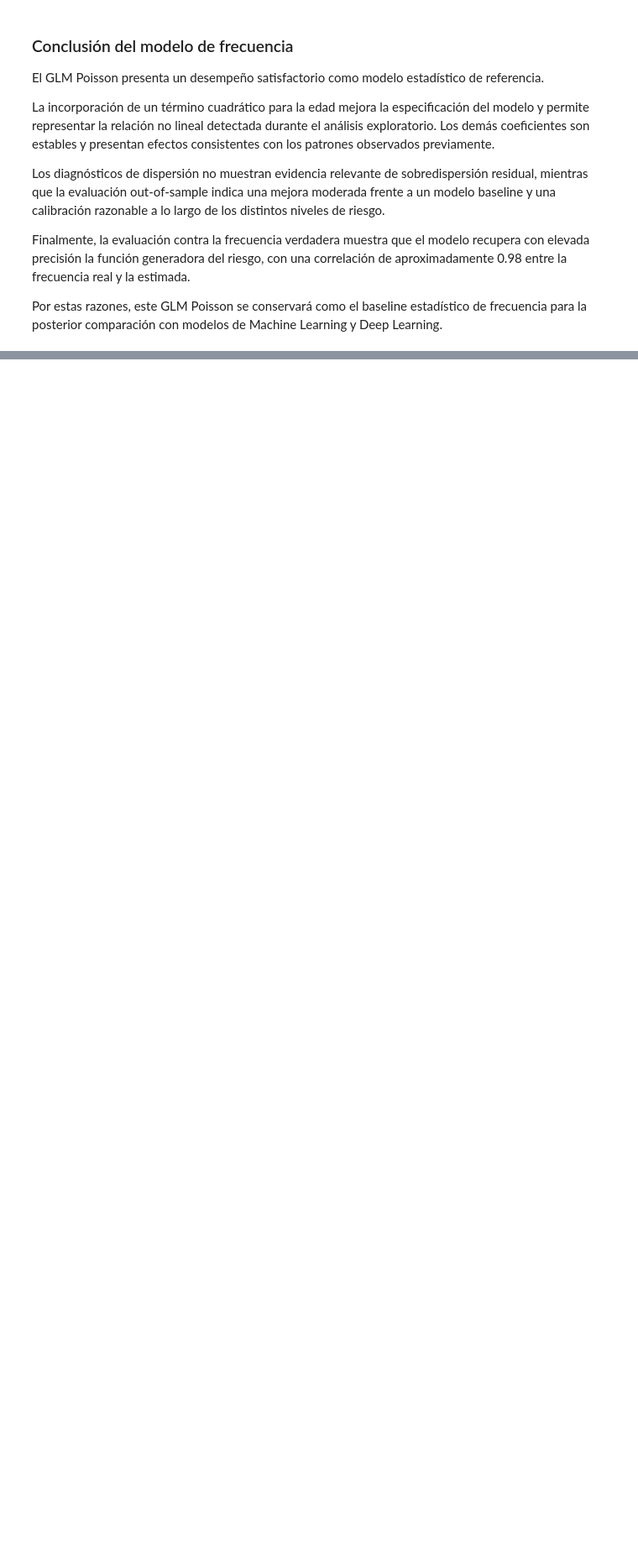
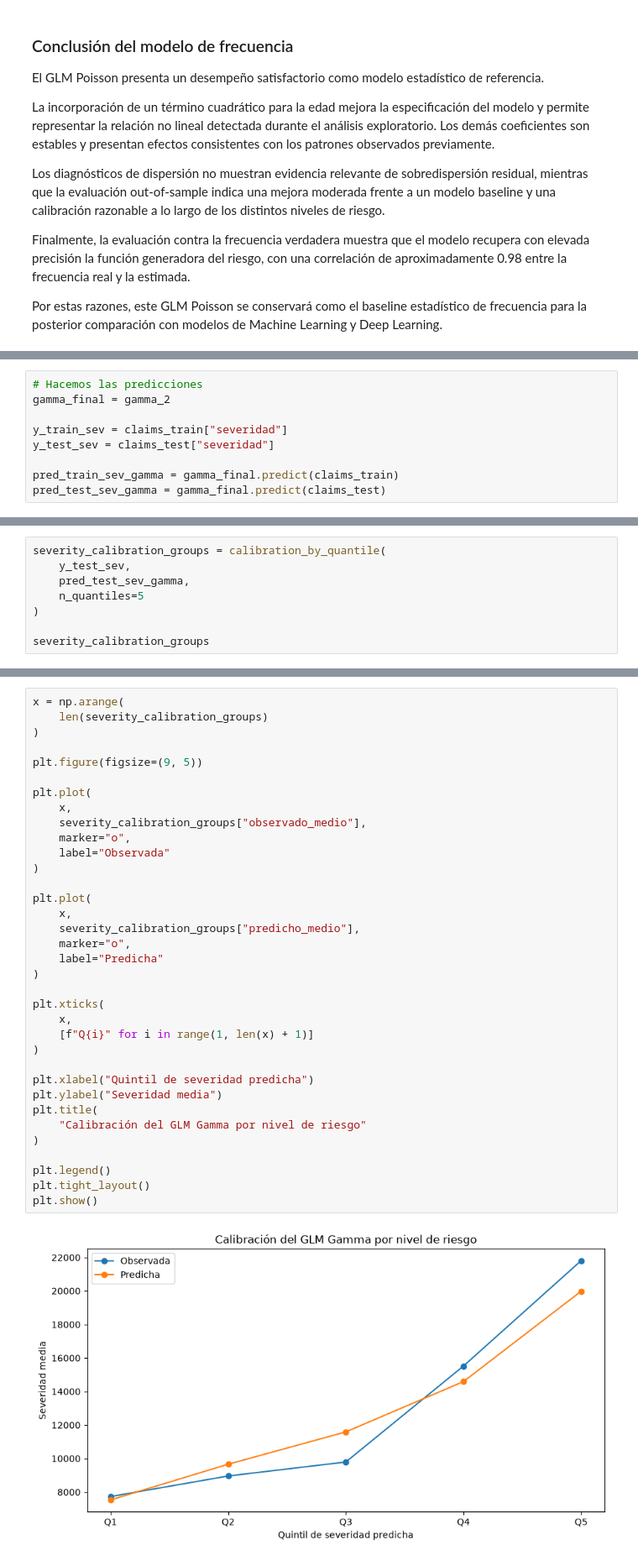
Before and after one commit to ActuarioDereckFuzz/Modelos_estadisticosvsMLvsDeep-Learning, a Jupyter notebook: notebooks/03_statistical_models.ipynb, the cells around one changed output, grey strips where cells are left out. Shown at 84% size. Drawn from its saved outputs; the diff is of its cells as text; blank space fills up the shorter version.

```diff
--- a/notebooks/03_statistical_models.ipynb
+++ b/notebooks/03_statistical_models.ipynb
@@ -881,0 +1209,9 @@ Deep Learning.
+# %%
+# Hacemos las predicciones
+gamma_final = gamma_2
+
+y_train_sev = claims_train["severidad"]
+y_test_sev = claims_test["severidad"]
+
+pred_train_sev_gamma = gamma_final.predict(claims_train)
+pred_test_sev_gamma = gamma_final.predict(claims_test)
@@ -881,0 +1412,8 @@ Deep Learning.
+# %%
+severity_calibration_groups = calibration_by_quantile(
+    y_test_sev,
+    pred_test_sev_gamma,
+    n_quantiles=5
+)
+
+severity_calibration_groups
@@ -881,0 +1427,37 @@ Deep Learning.
+# %%
+x = np.arange(
+    len(severity_calibration_groups)
+)
+
+plt.figure(figsize=(9, 5))
+
+plt.plot(
+    x,
+    severity_calibration_groups["observado_medio"],
+    marker="o",
+    label="Observada"
+)
+
+plt.plot(
+    x,
+    severity_calibration_groups["predicho_medio"],
+    marker="o",
+    label="Predicha"
+)
+
+plt.xticks(
+    x,
+    [f"Q{i}" for i in range(1, len(x) + 1)]
+)
+
+plt.xlabel("Quintil de severidad predicha")
+plt.ylabel("Severidad media")
+plt.title(
+    "Calibración del GLM Gamma por nivel de riesgo"
+)
+
+plt.legend()
+plt.tight_layout()
+plt.show()
+# %% [output]
+[figure, added]
```
Also changed, not shown: parts of 112 cells of this notebook, 1 other file.
